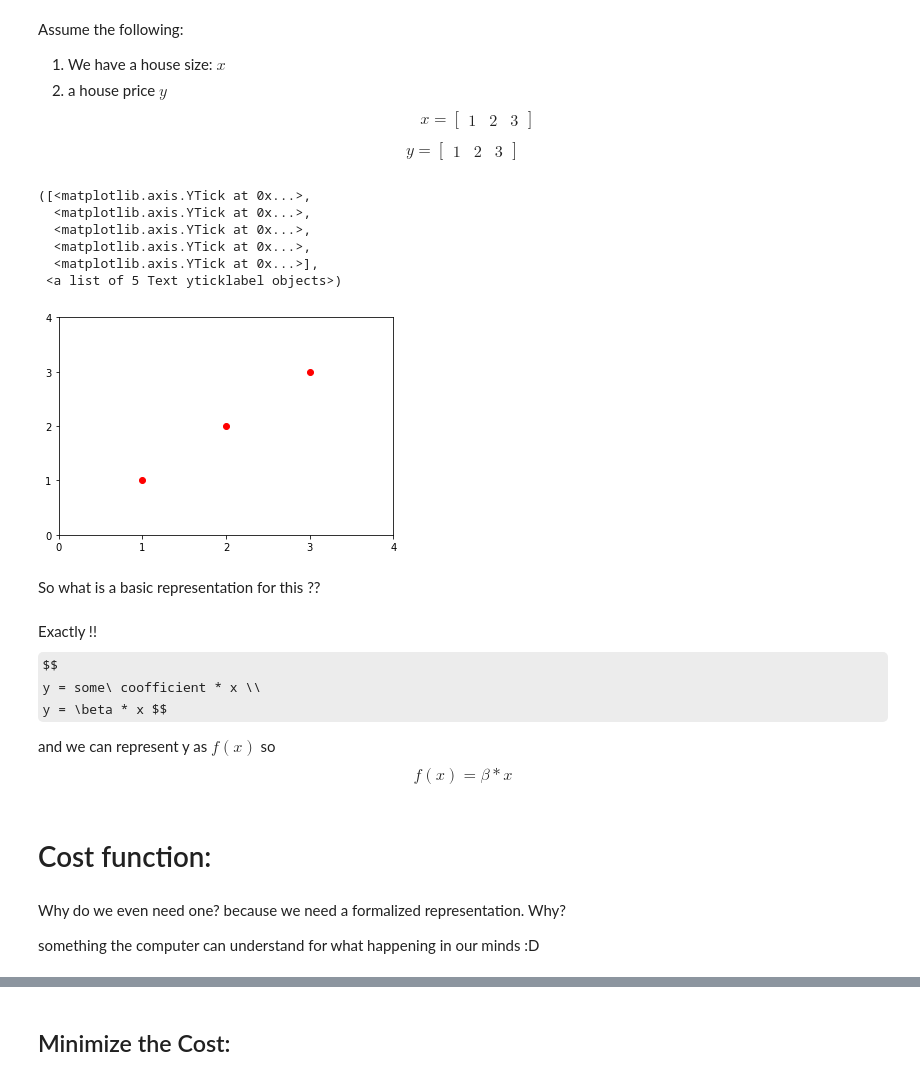
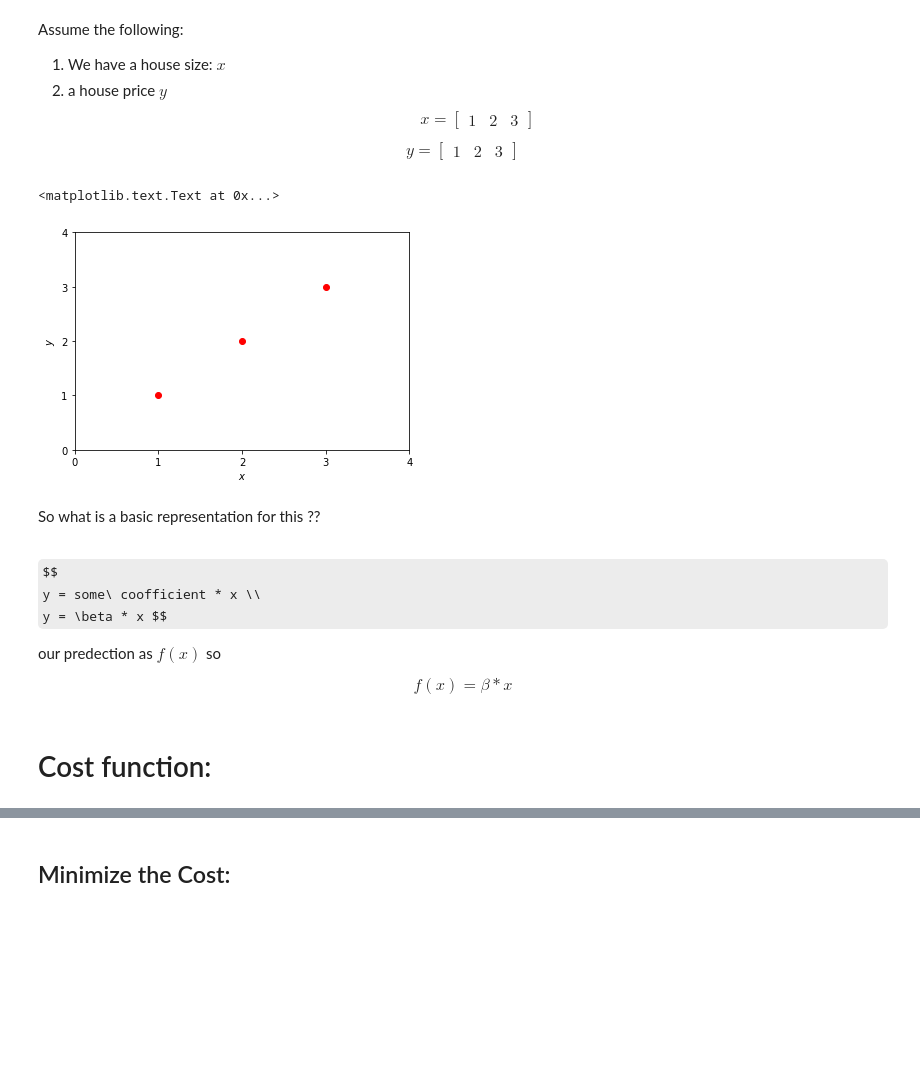
Before and after one commit to ahmedanis03/IntroMLandDL, a Jupyter notebook: Machine Learning intro.ipynb, the cells around one changed output, grey strips where cells are left out. Cells and saved outputs as stored; diff of their text form; code cells hidden in the pictures; some formulas as TeX source; blank space fills up the shorter version.

```diff
--- a/Machine Learning intro.ipynb
+++ b/Machine Learning intro.ipynb
@@ -29,32 +29,26 @@ $$ y = \begin{bmatrix}
 # %%
 x = np.array([1,2,3])
 y = np.array([1,2,3])
 plt.plot(x,y,'ro')
 plt.axis([0,4,0,4])
 plt.xticks([0,1,2,3,4])
 plt.yticks([0,1,2,3,4])
+plt.xlabel(r'$x$')
+plt.ylabel(r'$y$')
 # %% [output]
-([<matplotlib.axis.YTick at 0x...>,
-  <matplotlib.axis.YTick at 0x...>,
-  <matplotlib.axis.YTick at 0x...>,
-  <matplotlib.axis.YTick at 0x...>,
-  <matplotlib.axis.YTick at 0x...>],
- <a list of 5 Text yticklabel objects>)
+<matplotlib.text.Text at 0x...>
-[figure, old version]
+[figure, new version]
 # %% [markdown]
 So what is a basic representation for this ??
 # %% [markdown]
-Exactly !!
+
 $$
 y = some\ coofficient * x \\
 y = \beta * x $$
 
-and we can represent y as $f(x)$ so
+our predection as $f(x)$ so
+
+
 $$ f(x) = \beta * x $$
 # %% [markdown]
 # Cost function:
-# %% [markdown]
-Why do we even need one?
-because we need a formalized representation. Why?
-
-something the computer can understand for what happening in our minds :D
```
Also changed, not shown: parts of 18 cells of this notebook, 1 other file.
